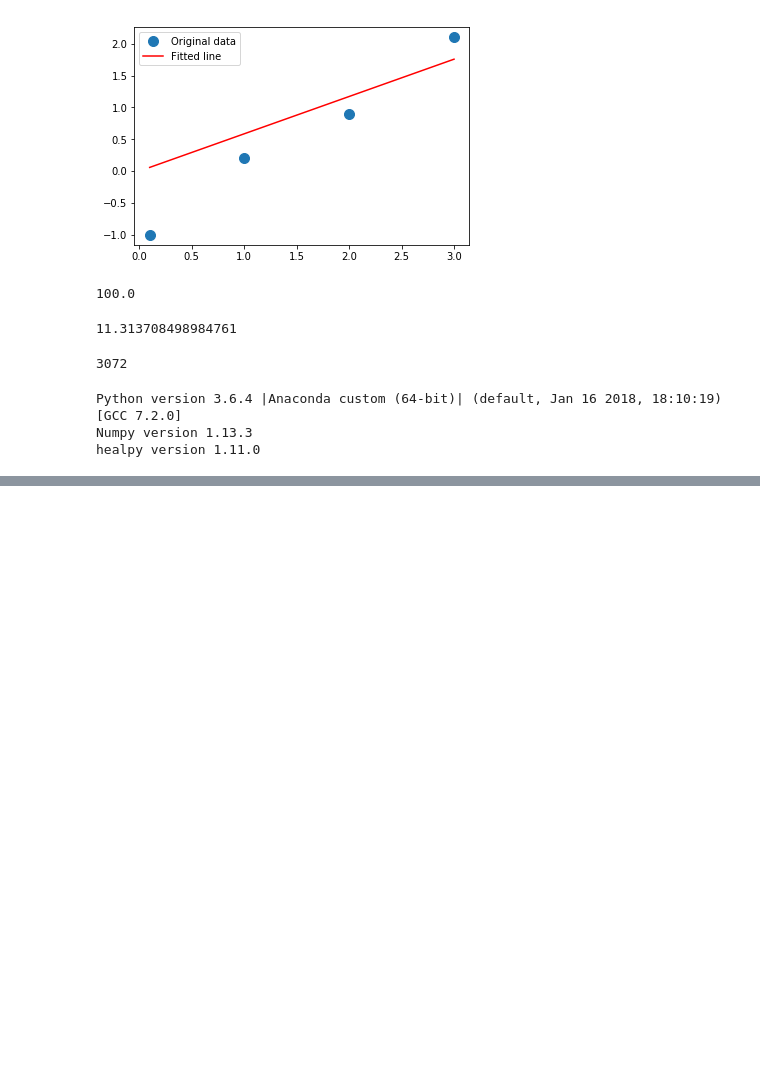
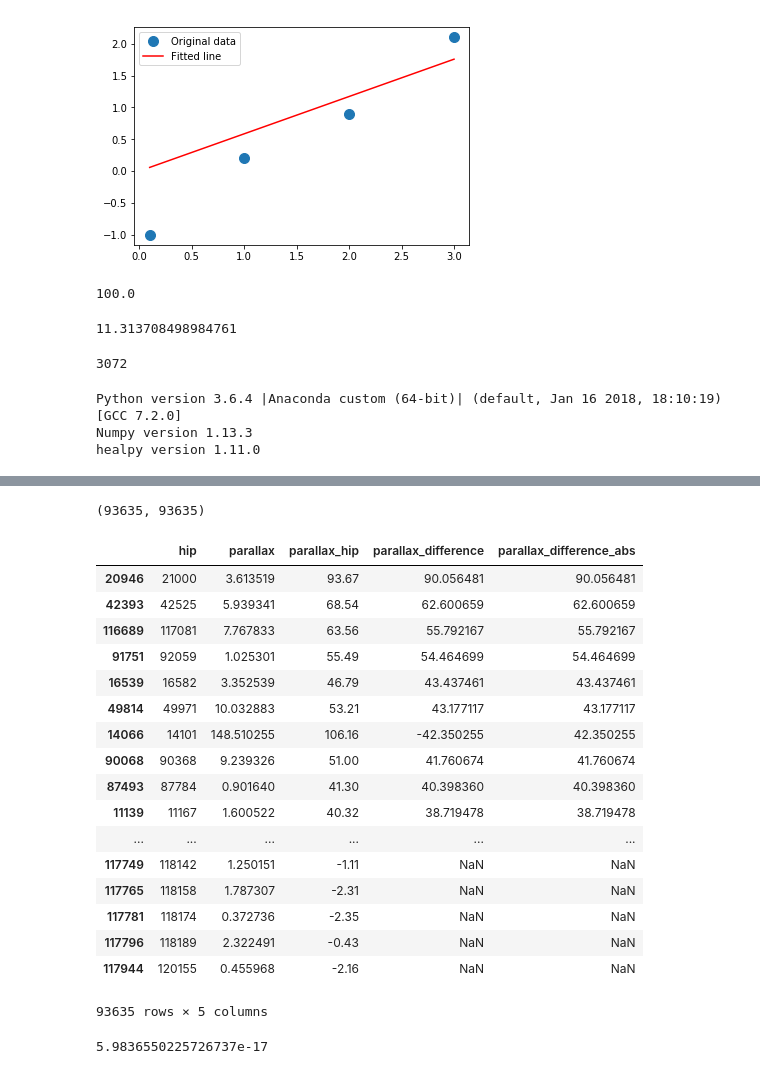
Before and after one commit to paantya/gaialib, a Jupyter notebook: d2018.ipynb, the cells around one changed output, grey strips where cells are left out. Saved outputs shown, nothing was run; the diff lists cells and outputs as text; code cells hidden in the pictures; blank space fills up the shorter version.

```diff
--- a/d2018.ipynb
+++ b/d2018.ipynb
@@ -703,0 +569,26 @@ IndentationError: unindent does not match any outer indentation level (<tokenize
+# %%
+len(df_tgas_hip['b']),len(df_tgas_hip['parallax_difference_abs'])
+# %% [output]
+(93635, 93635)
+# %%
+df_tgas_hip['parallax_difference_abs']].sort_values(
+    by='parallax_difference_abs', ascending=False)
+# %% [output]
+|  | hip | parallax | parallax_hip | parallax_difference | parallax_difference_abs |
+| 20946 | 21000 | 3.613519 | 93.67 | 90.056481 | 90.056481 |
+| 42393 | 42525 | 5.939341 | 68.54 | 62.600659 | 62.600659 |
+| 116689 | 117081 | 7.767833 | 63.56 | 55.792167 | 55.792167 |
+| 91751 | 92059 | 1.025301 | 55.49 | 54.464699 | 54.464699 |
+| 16539 | 16582 | 3.352539 | 46.79 | 43.437461 | 43.437461 |
+| 49814 | 49971 | 10.032883 | 53.21 | 43.177117 | 43.177117 |
+| 14066 | 14101 | 148.510255 | 106.16 | -42.350255 | 42.350255 |
+| 90068 | 90368 | 9.239326 | 51.00 | 41.760674 | 41.760674 |
+| 87493 | 87784 | 0.901640 | 41.30 | 40.398360 | 40.398360 |
+| 11139 | 11167 | 1.600522 | 40.32 | 38.719478 | 38.719478 |
+| ... | ... | ... | ... | ... | ... |
+| 117749 | 118142 | 1.250151 | -1.11 | NaN | NaN |
+| 117765 | 118158 | 1.787307 | -2.31 | NaN | NaN |
+| 117781 | 118174 | 0.372736 | -2.35 | NaN | NaN |
+| 117796 | 118189 | 2.322491 | -0.43 | NaN | NaN |
+| 117944 | 120155 | 0.455968 | -2.16 | NaN | NaN |
+93635 rows × 5 columns
@@ -703,0 +714,4 @@ IndentationError: unindent does not match any outer indentation level (<tokenize
+# %%
+FVJ(1,0*np.pi,1.*np.pi)
+# %% [output]
+5.9836550225726737e-17
```
Also changed, not shown: parts of 19 cells of this notebook.
